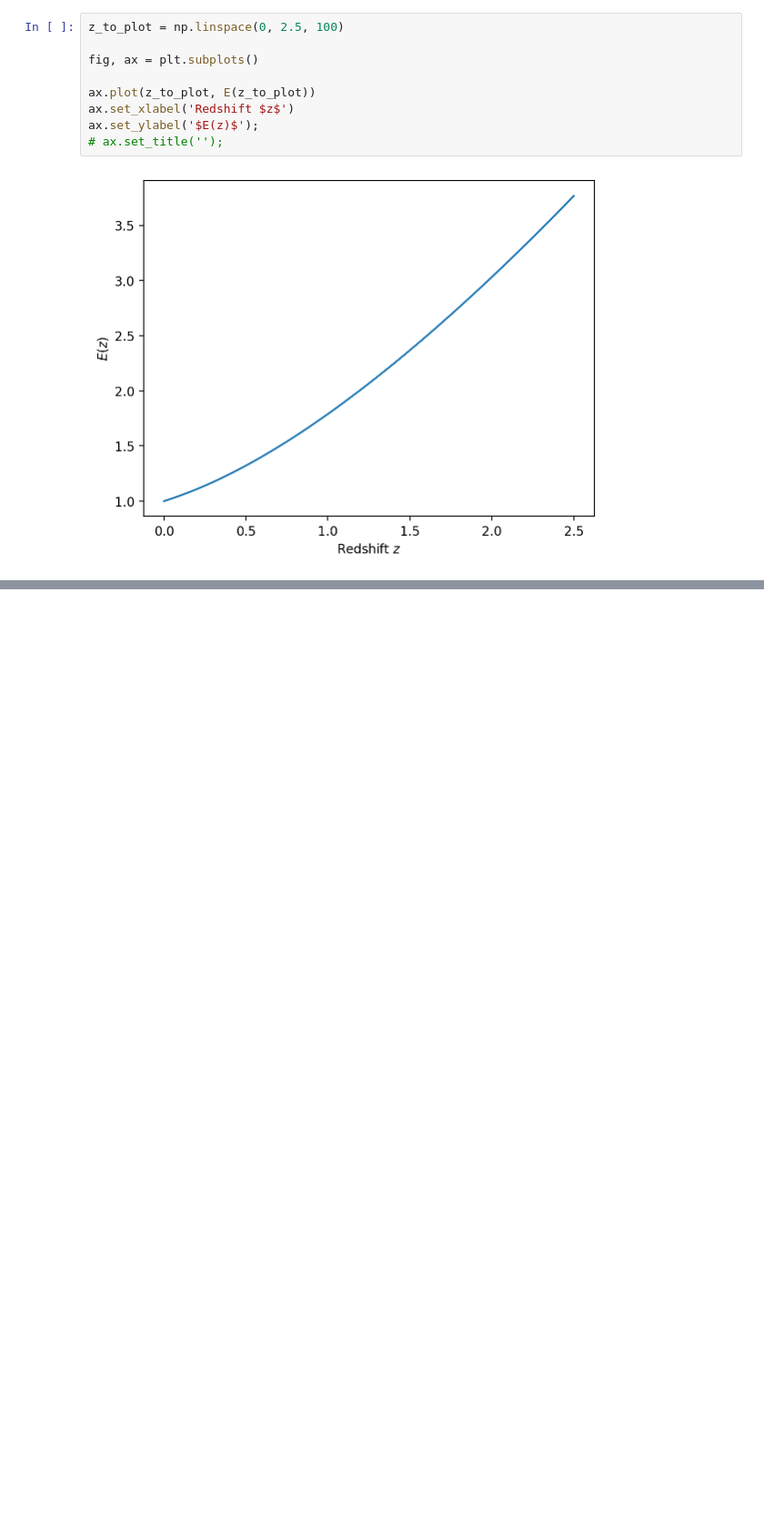
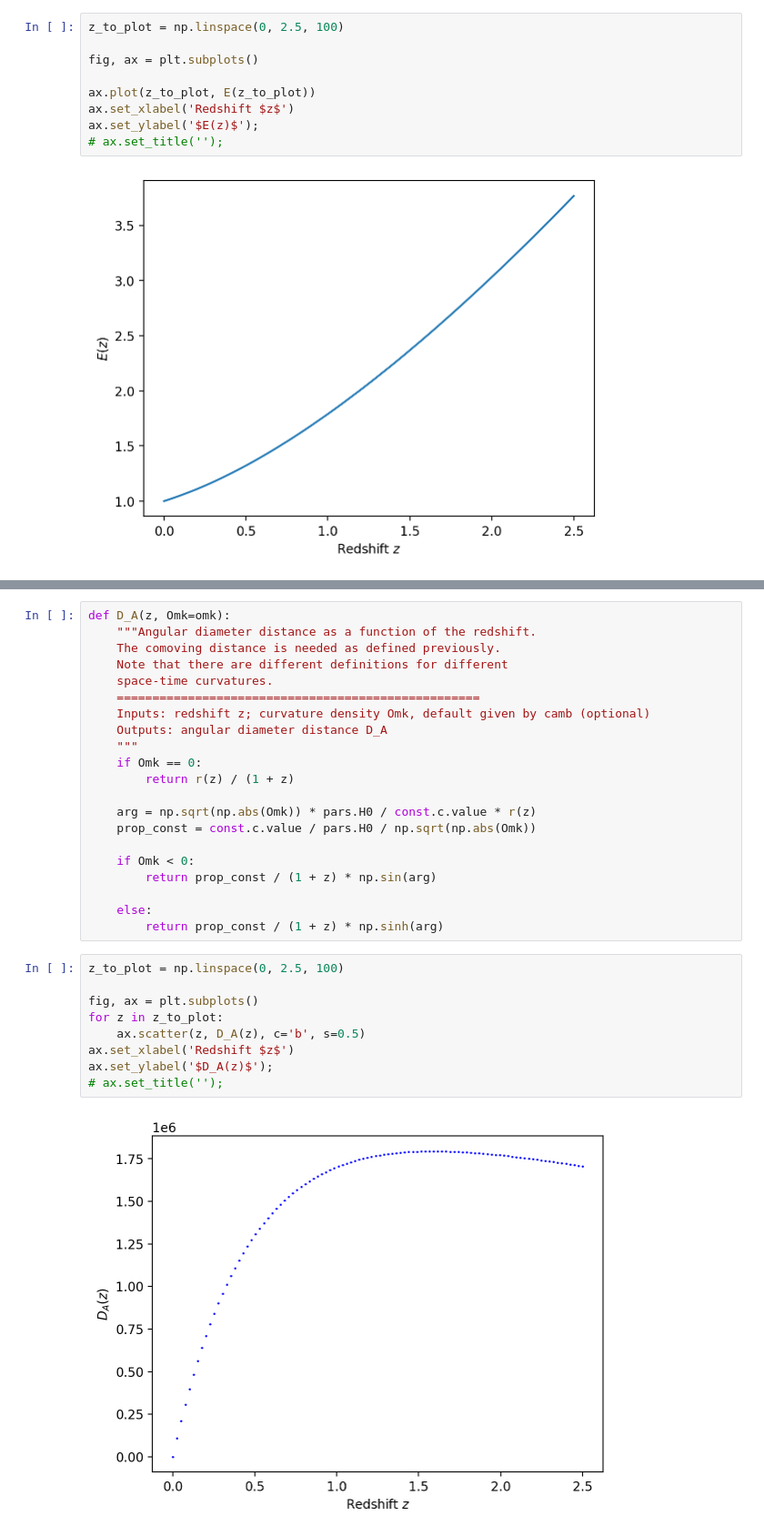
Before and after one commit to vPedreros/dfi-summer-2023, a Jupyter notebook: summer_nb.ipynb, the cells around one changed output, grey strips where cells are left out. Shown at 91% size. Drawn from its saved outputs; the diff is of its cells as text; blank space fills up the shorter version.

```diff
--- a/summer_nb.ipynb
+++ b/summer_nb.ipynb
@@ -138,0 +169,32 @@ ax.set_ylabel('$E(z)$');
+# %%
+def D_A(z, Omk=omk):
+    """Angular diameter distance as a function of the redshift.
+    The comoving distance is needed as defined previously.
+    Note that there are different definitions for different
+    space-time curvatures.
+    ===================================================
+    Inputs: redshift z; curvature density Omk, default given by camb (optional)
+    Outputs: angular diameter distance D_A
+    """
+    if Omk == 0:
+        return r(z) / (1 + z)
+
+    arg = np.sqrt(np.abs(Omk)) * pars.H0 / const.c.value * r(z)
+    prop_const = const.c.value / pars.H0 / np.sqrt(np.abs(Omk))
+
+    if Omk < 0:
+        return prop_const / (1 + z) * np.sin(arg)
+
+    else:
+        return prop_const / (1 + z) * np.sinh(arg)
+# %%
+z_to_plot = np.linspace(0, 2.5, 100)
+
+fig, ax = plt.subplots()
+for z in z_to_plot:
+    ax.scatter(z, D_A(z), c='b', s=0.5)
+ax.set_xlabel('Redshift $z$')
+ax.set_ylabel('$D_A(z)$');
+# ax.set_title('');
+# %% [output]
+[figure, added]
```
Also changed, not shown: parts of 5 cells of this notebook.
